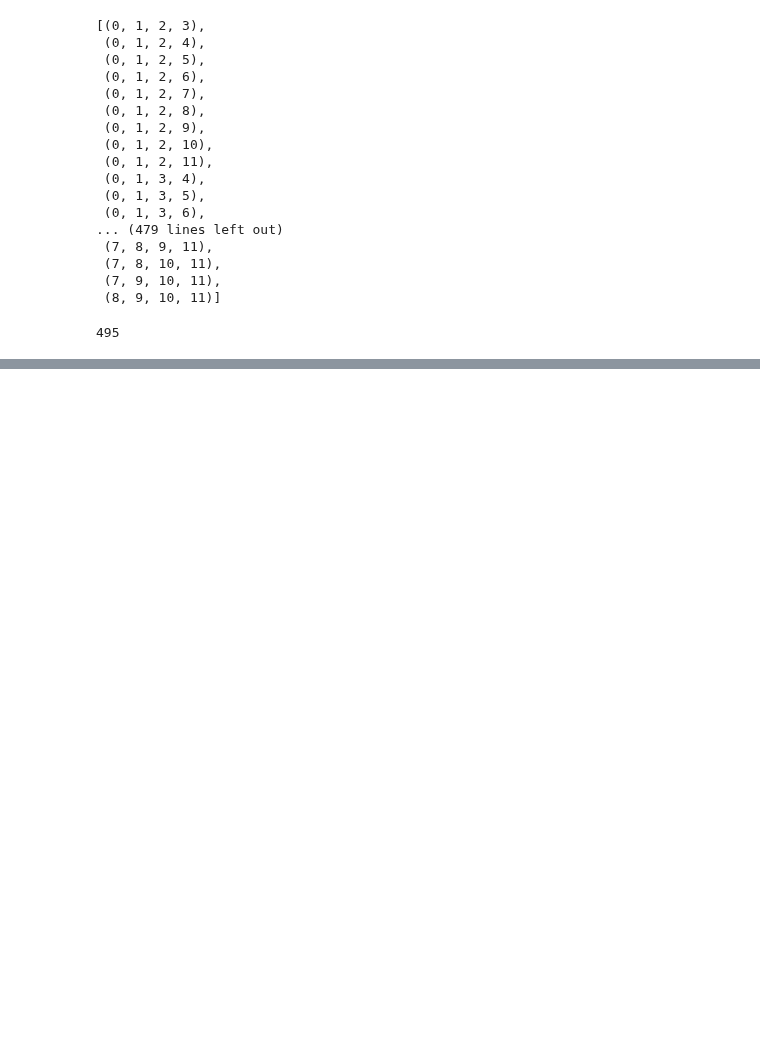
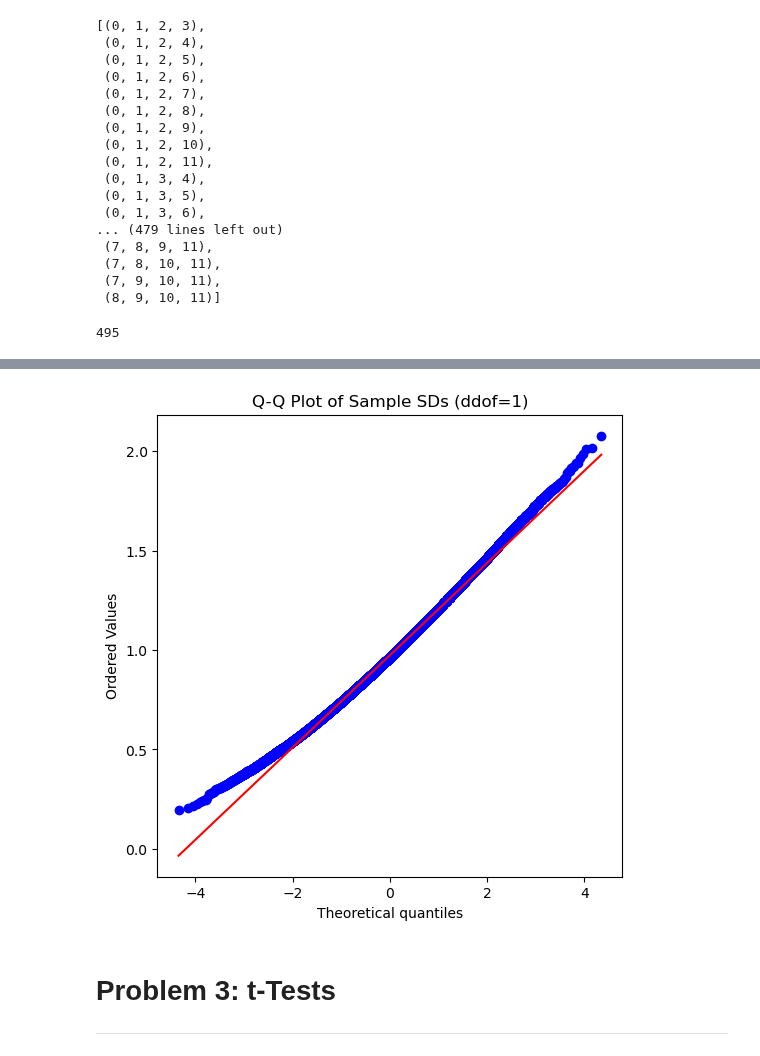
Before and after one commit to FabianeCancian/Applied-statistics, a Jupyter notebook: problems.ipynb, the cells around one changed output, grey strips where cells are left out. Saved outputs shown, nothing was run; the diff lists cells and outputs as text; code cells hidden in the pictures; blank space fills up the shorter version.

```diff
--- a/problems.ipynb
+++ b/problems.ipynb
@@ -134,0 +197,14 @@ for comb in combs:
+# %%
+# Create an empty plot
+fig, ax = plt.subplots(figsize=(6, 6))
+
+# Q-Q plot of the sample standard deviations
+stats.probplot(sample_sd, dist="norm", plot=ax)
+
+ax.set_title("Q-Q Plot of Sample SDs (ddof=1)")
+plt.show()
+# %% [output]
+[figure, added]
+# %% [markdown]
+# Problem 3: t-Tests
+****
```
Also changed, not shown: parts of 15 cells of this notebook.
